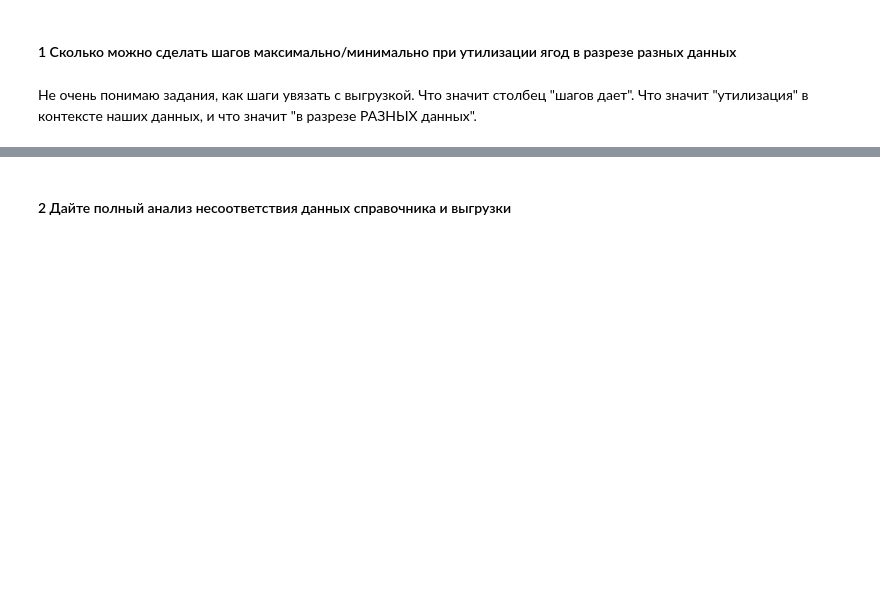
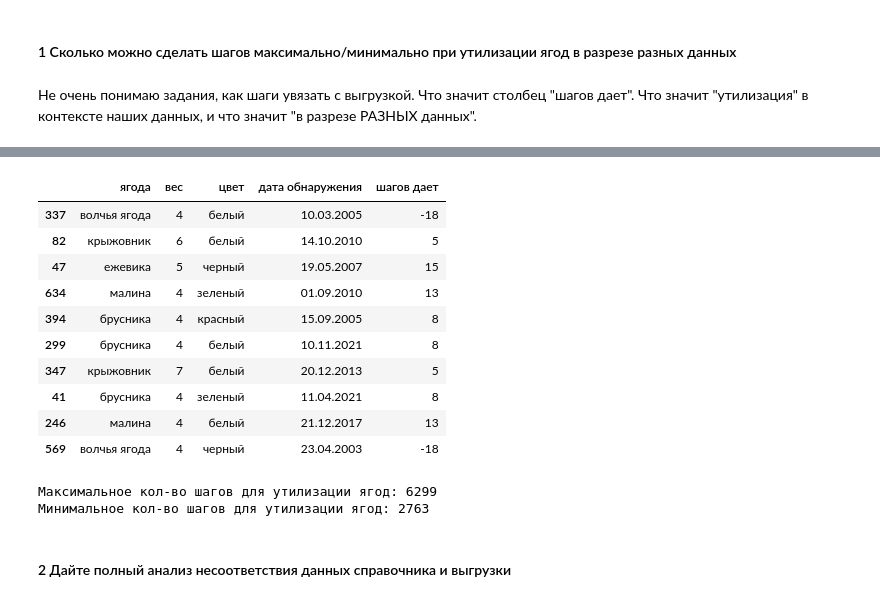
Before and after one commit to SelihovDmitry/pyda-19, a Jupyter notebook: berries.ipynb, the cells around one changed output, grey strips where cells are left out. Cells and saved outputs as stored; diff of their text form; code cells hidden in the pictures; blank space fills up the shorter version.

```diff
--- a/berries.ipynb
+++ b/berries.ipynb
@@ -65,0 +94,3 @@ df_directory
+# %%
+df_step_min = df_directory.groupby('ягода', as_index=False)['шагов дает'].min()
+df_step_min
@@ -66,3 +122,26 @@ df_directory
+# %%
+# присоединим столбец с шагами к выгрузке (минимальные шаги)
+df_dis_stepmin = df_discharge.merge(df_step_min, on='ягода', how='left')
+df_dis_stepmin.sample(10)
+# %% [output]
+|  | ягода | вес | цвет | дата обнаружения | шагов дает |
+| 337 | волчья ягода | 4 | белый | 10.03.2005 | -18 |
+| 82 | крыжовник | 6 | белый | 14.10.2010 | 5 |
+| 47 | ежевика | 5 | черный | 19.05.2007 | 15 |
+| 634 | малина | 4 | зеленый | 01.09.2010 | 13 |
+| 394 | брусника | 4 | красный | 15.09.2005 | 8 |
+| 299 | брусника | 4 | белый | 10.11.2021 | 8 |
+| 347 | крыжовник | 7 | белый | 20.12.2013 | 5 |
+| 41 | брусника | 4 | зеленый | 11.04.2021 | 8 |
+| 246 | малина | 4 | белый | 21.12.2017 | 13 |
+| 569 | волчья ягода | 4 | черный | 23.04.2003 | -18 |
+# %%
+# выведем результат
+print(f'Максимальное кол-во шагов для утилизации ягод: {df_dis_stepmax["шагов дает"].sum()}')
+print(f'Минимальное кол-во шагов для утилизации ягод: {df_dis_stepmin["шагов дает"].sum()}')
+# %% [output]
+Максимальное кол-во шагов для утилизации ягод: 6299
+Минимальное кол-во шагов для утилизации ягод: 2763
 # %% [markdown]
 #### 2	Дайте полный анализ несоответствия данных справочника и выгрузки
 # %% [markdown]
```
Also changed, not shown: parts of 14 cells of this notebook.
